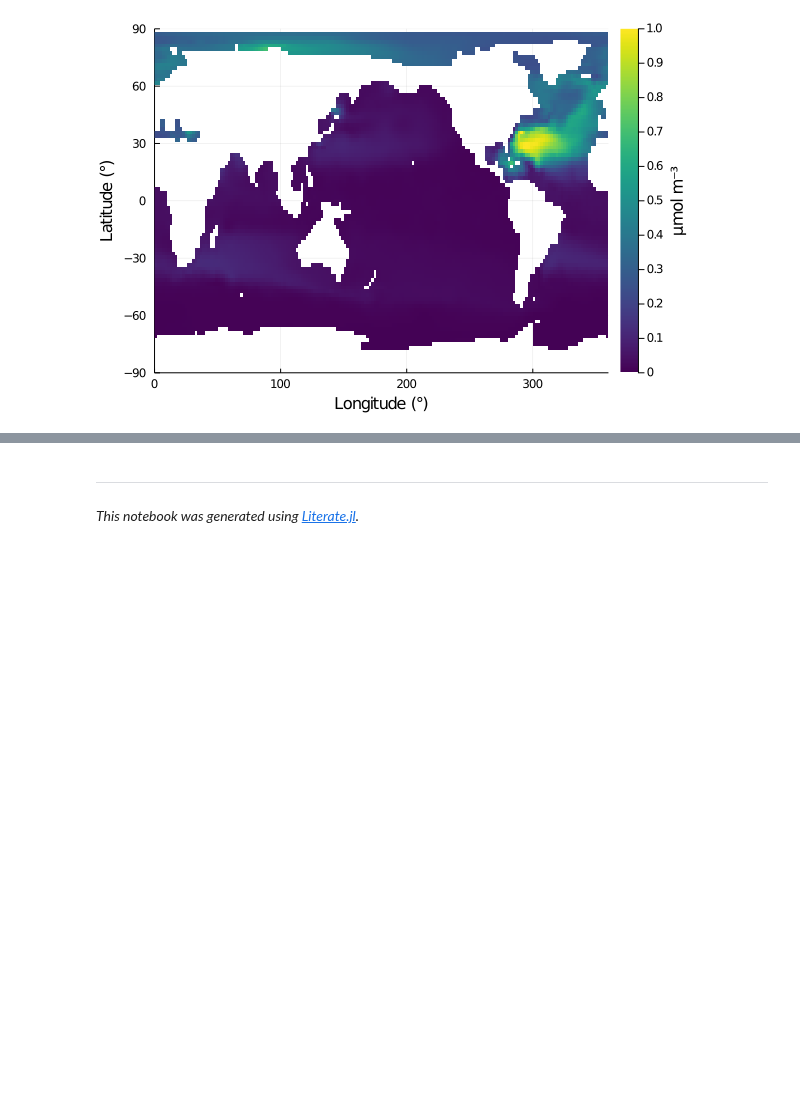
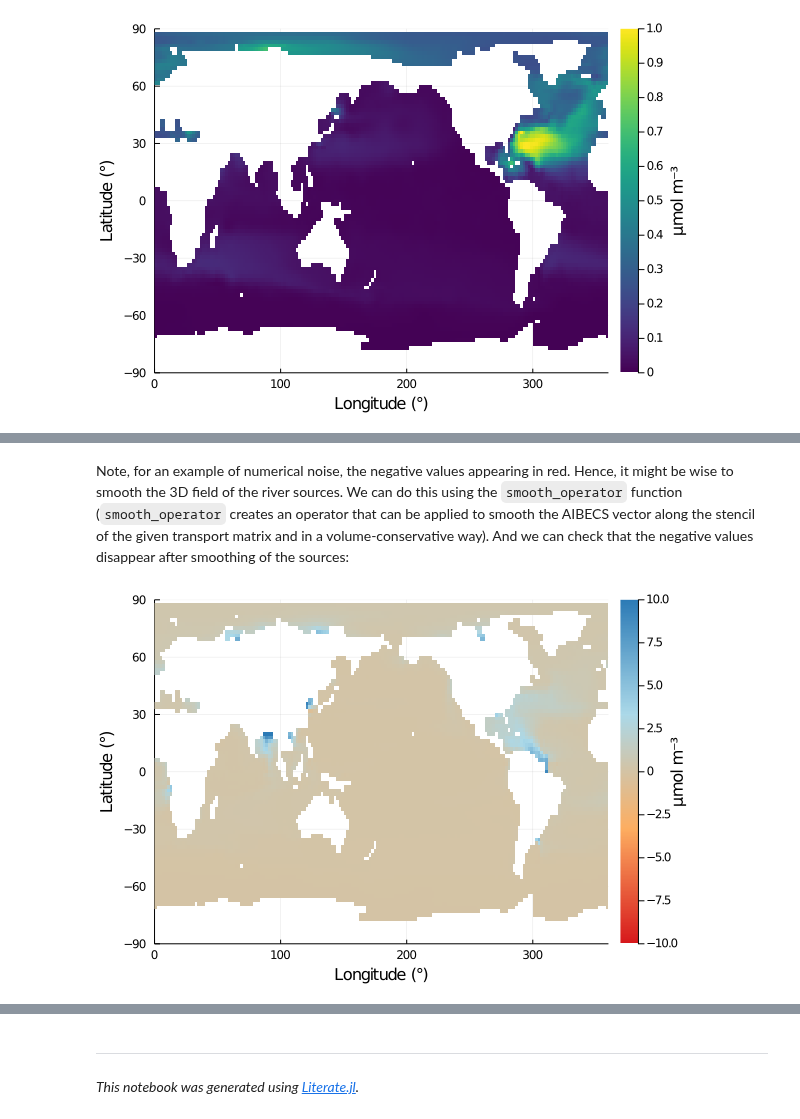
Before and after one commit to JuliaOcean/AIBECS.jl, a Jupyter notebook: dev/notebooks/5_river_discharge.ipynb, the cells around one changed output, grey strips where cells are left out. Drawn from its saved outputs; the diff is of its cells as text; code cells hidden in the pictures; blank space fills up the shorter version.

```diff
--- a/dev/notebooks/5_river_discharge.ipynb
+++ b/dev/notebooks/5_river_discharge.ipynb
@@ -263,0 +272,14 @@ plothorizontalslice(s_τ50, grd, zunit=u"μmol/m^3", depth=500, color=cmap, clim
+# %% [markdown]
+Note, for an example of numerical noise, the negative values appearing in red.
+Hence, it might be wise to smooth the 3D field of the river sources.
+We can do this using the `smooth_operator` function
+(`smooth_operator` creates an operator that can be applied to smooth the AIBECS vector
+along the stencil of the given transport matrix and in a volume-conservative way).
+And we can check that the negative values disappear after smoothing of the sources:
+# %%
+S = smooth_operator(grd, T_OCIM2)
+s_0 = S * (S * s_0) # smooth river sources twice
+s_smooth = solve(prob, CTKAlg()).u * u"mol/m^3"
+plothorizontalslice(s_smooth, grd, zunit=u"μmol/m^3", depth=0, color=cmap, clim=(-10,10))
+# %% [output]
+[figure, added]
```
Also changed, not shown: parts of 5 cells of this notebook, 23 other files.
